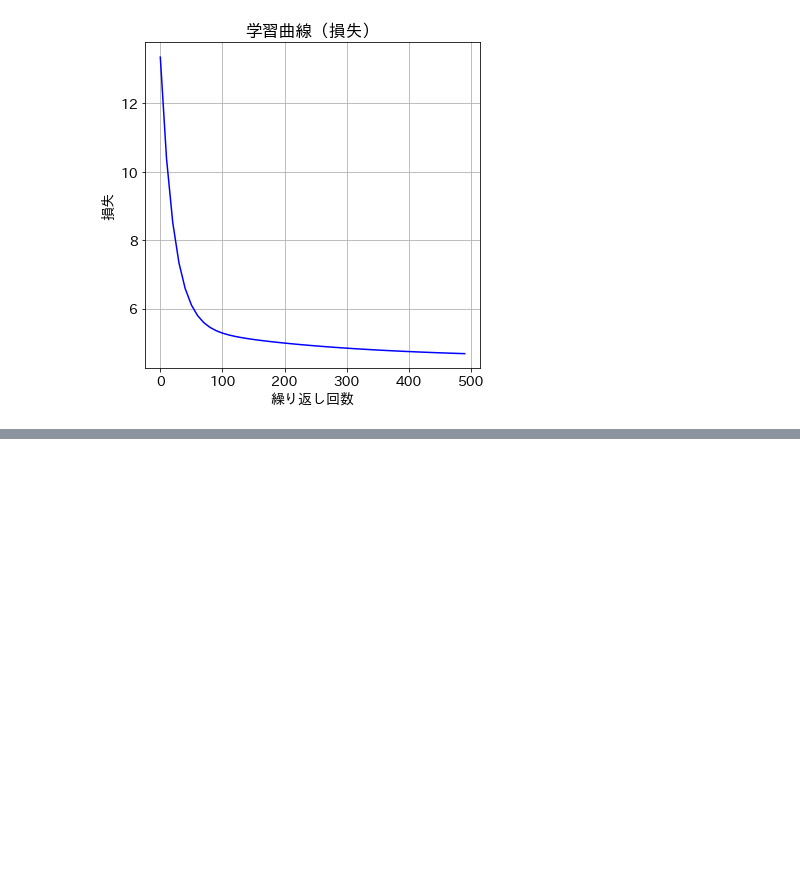
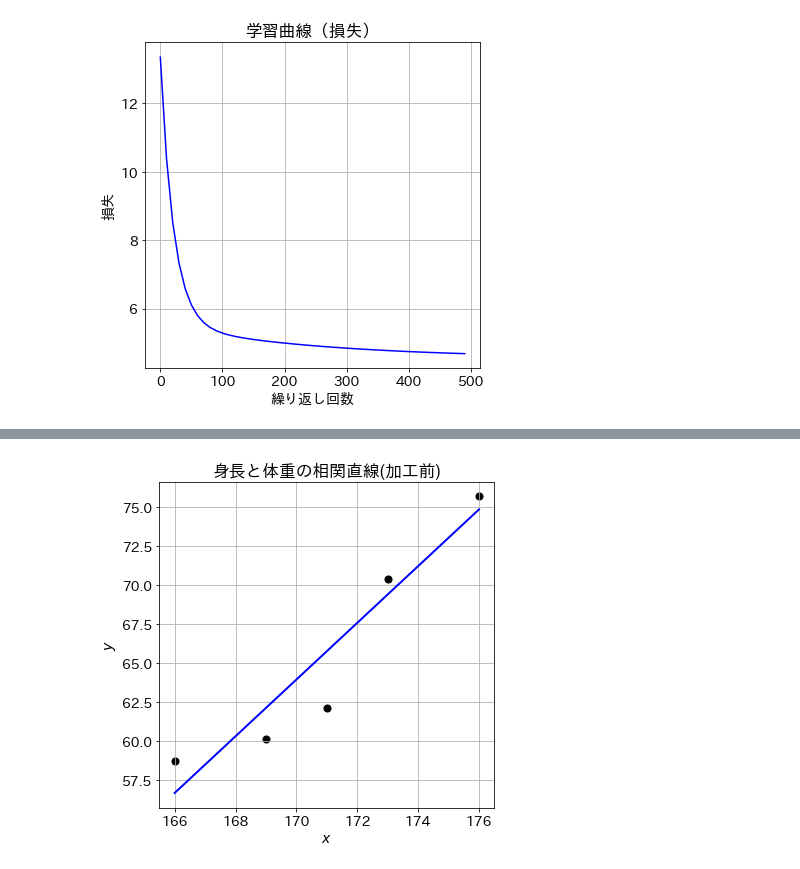
Before and after one commit to newstage75/ML_study, a Jupyter notebook: 最短Pytorch/3章初めての機械学習.ipynb, the cells around one changed output, grey strips where cells are left out. Cells and saved outputs as stored; diff of their text form; code cells hidden in the pictures; blank space fills up the shorter version.

```diff
--- a/最短Pytorch/3章初めての機械学習.ipynb
+++ b/最短Pytorch/3章初めての機械学習.ipynb
@@ -324,0 +349,17 @@ plt.show()
+# %%
+#加工前
+# y座標値とx座標値の計算
+
+x_range = X_range + x.mean()
+yp_range = Y_range + y.mean()
+
+# グラフ描画
+
+plt.scatter(x,  y,  c='k',  s=50)
+plt.xlabel('$x$')
+plt.ylabel('$y$')
+plt.plot(x_range, yp_range.data, lw=2, c='b')
+plt.title('身長と体重の相関直線(加工前)')
+plt.show()
+# %% [output]
+[figure, added]
```
Also changed, not shown: parts of 2 cells of this notebook.
